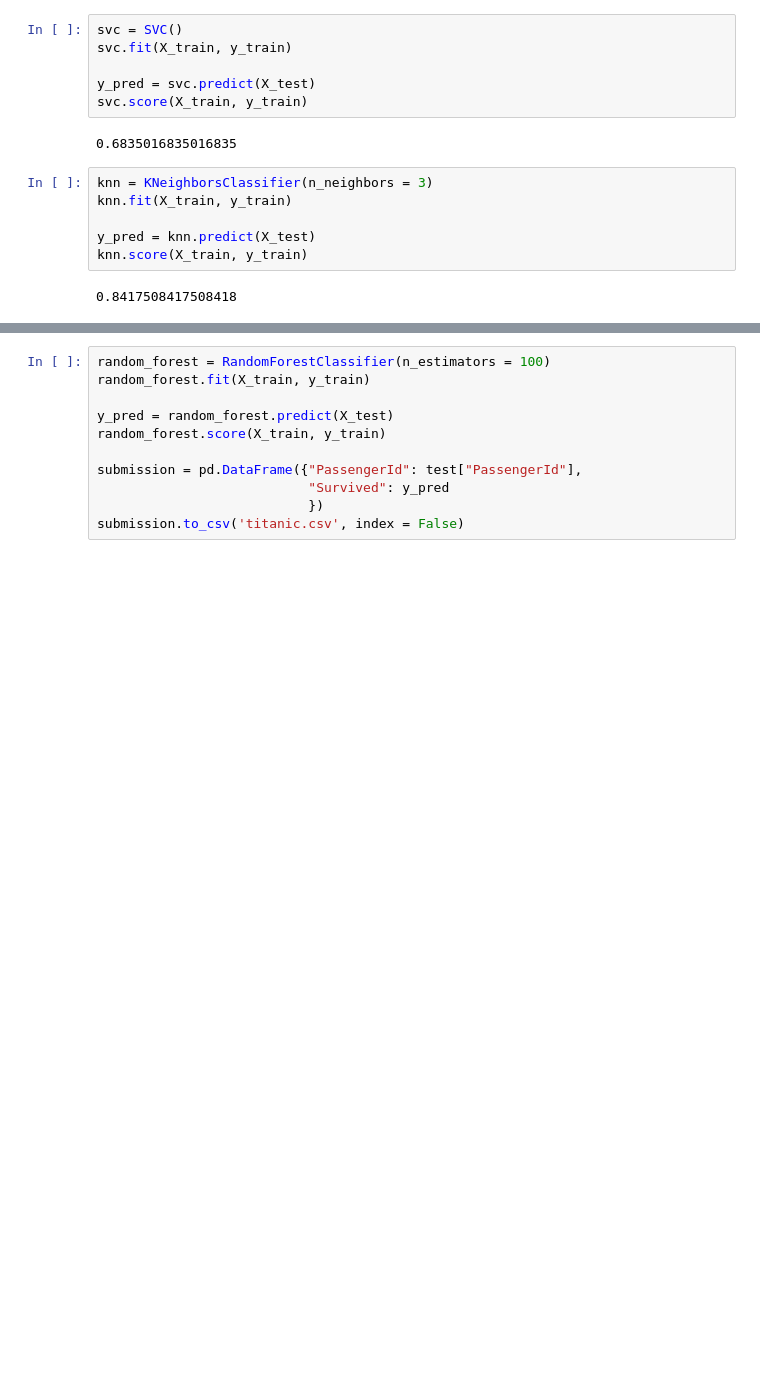
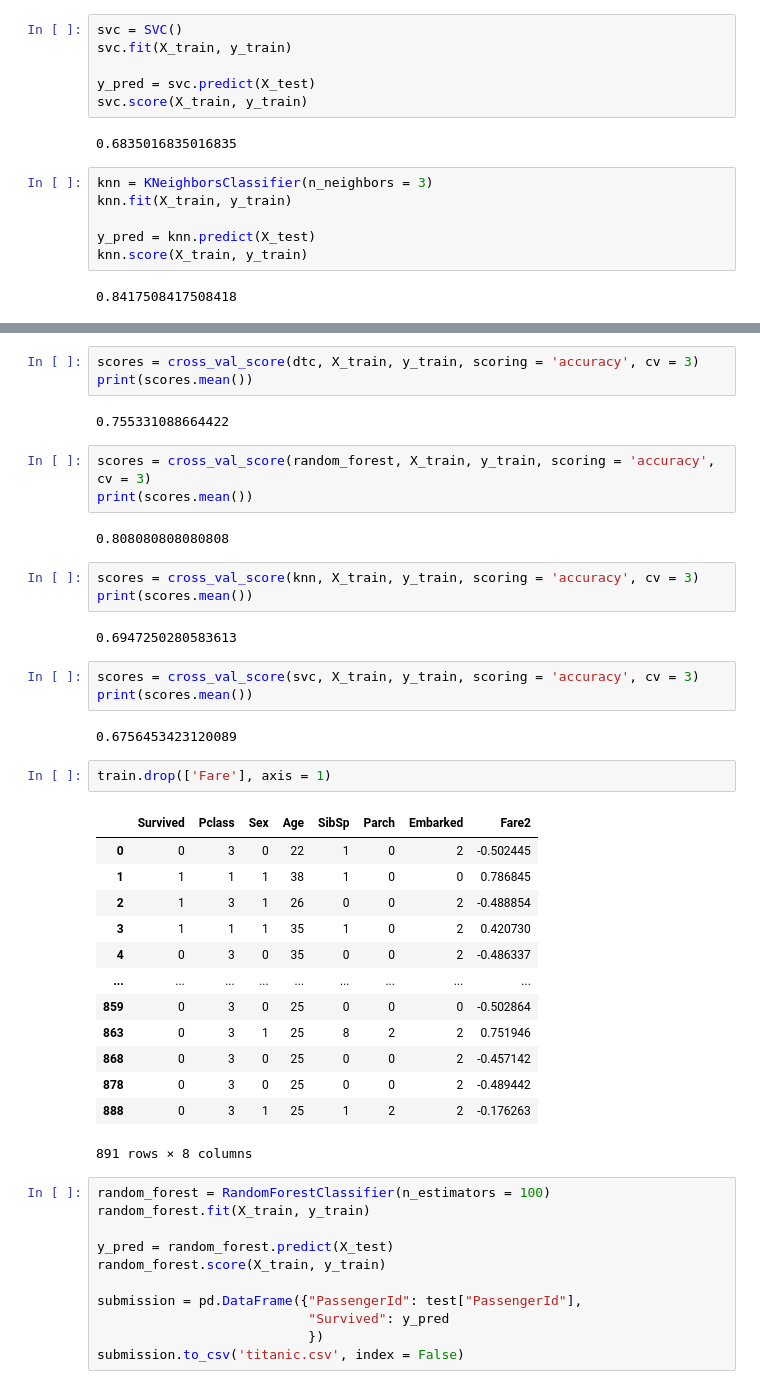
Before and after one commit to yms020615/UPDATA-DACON, a Jupyter notebook: DACON 2주차 과제.ipynb, the cells around one changed output, grey strips where cells are left out. Cells and saved outputs as stored; diff of their text form; blank space fills up the shorter version.

```diff
--- a/DACON 2주차 과제.ipynb
+++ b/DACON 2주차 과제.ipynb
@@ -566,3 +577,39 @@ knn.score(X_train, y_train)
+# %%
+scores = cross_val_score(dtc, X_train, y_train, scoring = 'accuracy', cv = 3)
+print(scores.mean())
+# %% [output]
+0.755331088664422
+# %%
+scores = cross_val_score(random_forest, X_train, y_train, scoring = 'accuracy', cv = 3)
+print(scores.mean())
+# %% [output]
+0.808080808080808
+# %%
+scores = cross_val_score(knn, X_train, y_train, scoring = 'accuracy', cv = 3)
+print(scores.mean())
+# %% [output]
+0.6947250280583613
+# %%
+scores = cross_val_score(svc, X_train, y_train, scoring = 'accuracy', cv = 3)
+print(scores.mean())
+# %% [output]
+0.6756453423120089
+# %%
+train.drop(['Fare'], axis = 1)
+# %% [output]
+|  | Survived | Pclass | Sex | Age | SibSp | Parch | Embarked | Fare2 |
+| 0 | 0 | 3 | 0 | 22 | 1 | 0 | 2 | -0.502445 |
+| 1 | 1 | 1 | 1 | 38 | 1 | 0 | 0 | 0.786845 |
+| 2 | 1 | 3 | 1 | 26 | 0 | 0 | 2 | -0.488854 |
+| 3 | 1 | 1 | 1 | 35 | 1 | 0 | 2 | 0.420730 |
+| 4 | 0 | 3 | 0 | 35 | 0 | 0 | 2 | -0.486337 |
+| ... | ... | ... | ... | ... | ... | ... | ... | ... |
+| 859 | 0 | 3 | 0 | 25 | 0 | 0 | 0 | -0.502864 |
+| 863 | 0 | 3 | 1 | 25 | 8 | 2 | 2 | 0.751946 |
+| 868 | 0 | 3 | 0 | 25 | 0 | 0 | 2 | -0.457142 |
+| 878 | 0 | 3 | 0 | 25 | 0 | 0 | 2 | -0.489442 |
+| 888 | 0 | 3 | 1 | 25 | 1 | 2 | 2 | -0.176263 |
+891 rows × 8 columns
 # %%
 random_forest = RandomForestClassifier(n_estimators = 100)
 random_forest.fit(X_train, y_train)
```
Also changed, not shown: parts of 2 cells of this notebook.
